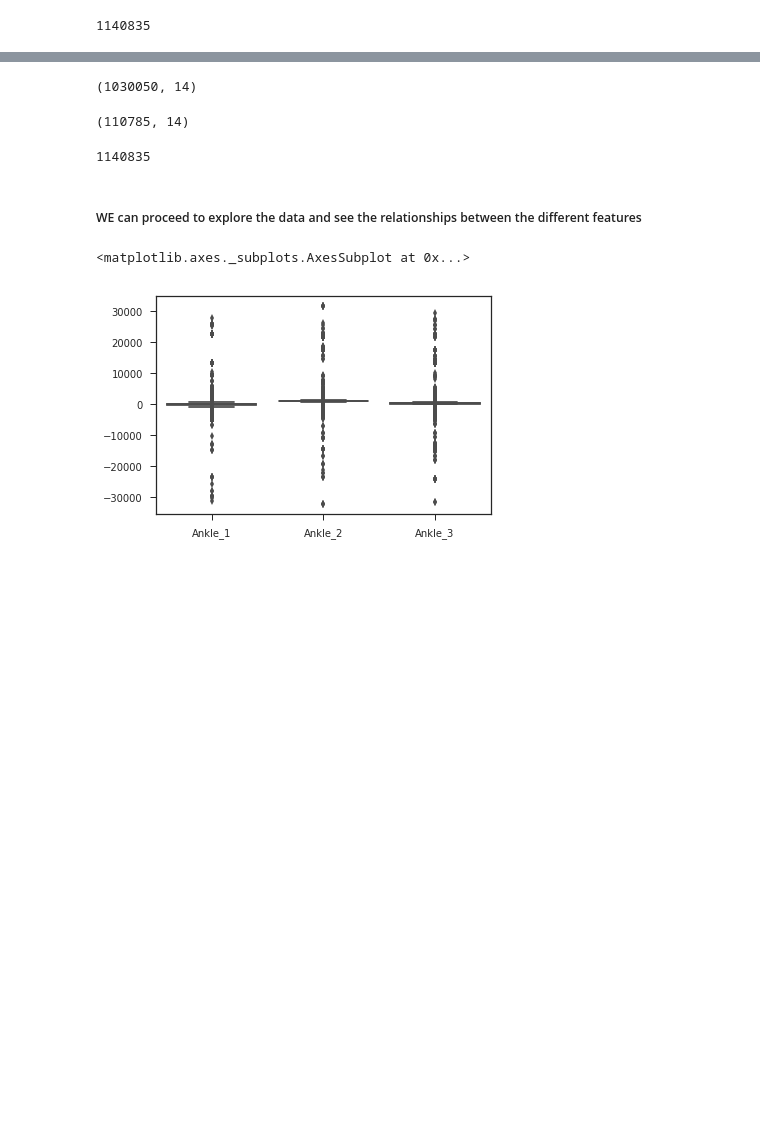
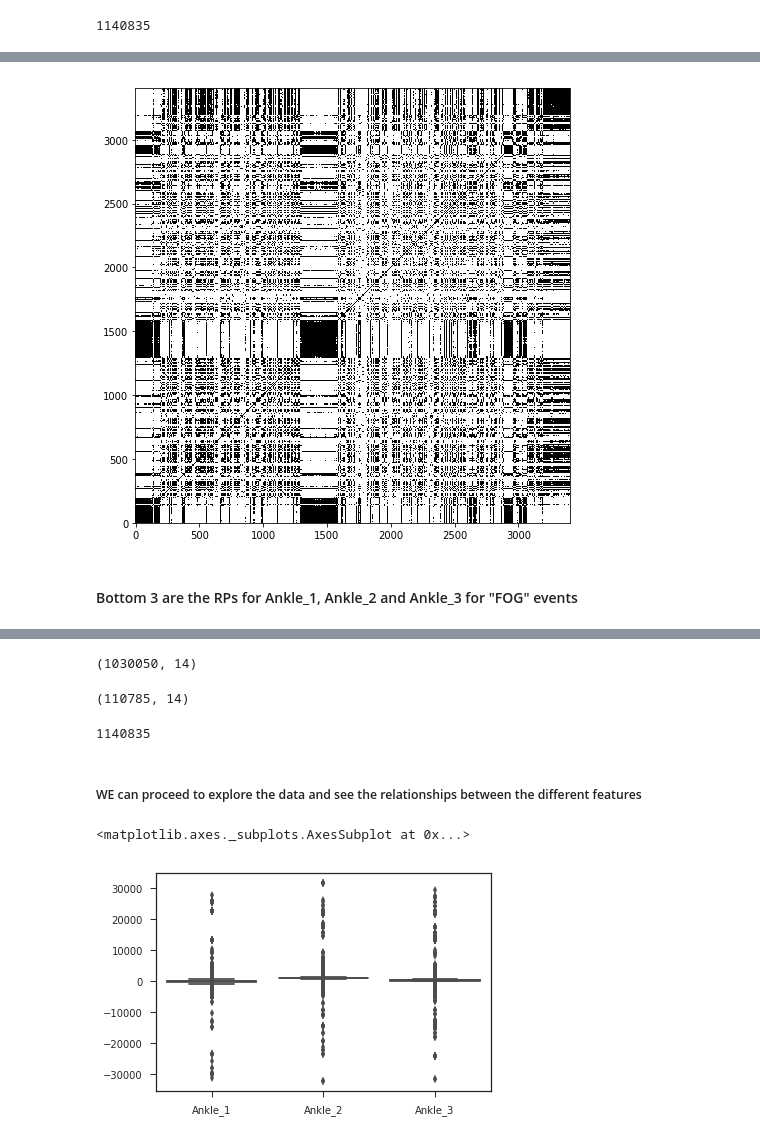
Before and after one commit to AnikethYadav/fog-parkinsons, a Jupyter notebook: fog.ipynb, the cells around one changed output, grey strips where cells are left out. Cells and saved outputs as stored; diff of their text form; code cells hidden in the pictures; blank space fills up the shorter version.

```diff
--- a/fog.ipynb
+++ b/fog.ipynb
@@ -93,0 +168,6 @@ for i in range(17):
+# %%
+RP(df_1[0]["Ankle_3"], limit = 27256, window = 8, avg = True)
+# %% [output]
+[figure, added]
+# %% [markdown]
+#### Bottom 3 are the RPs for Ankle_1, Ankle_2 and Ankle_3 for "FOG" events
```
Also changed, not shown: parts of 17 cells of this notebook.
